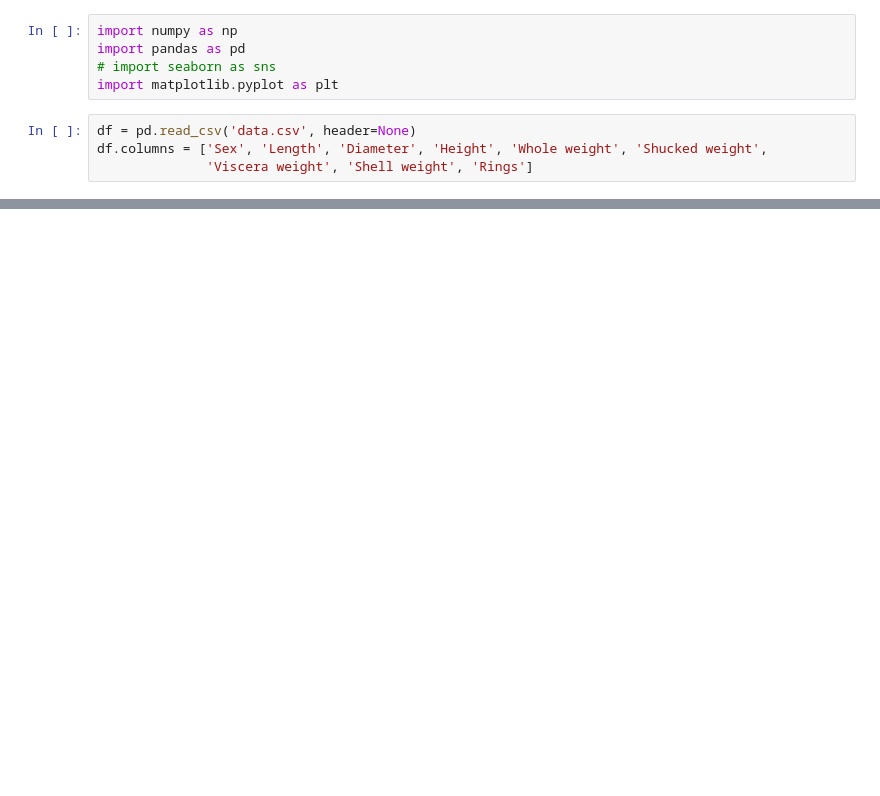
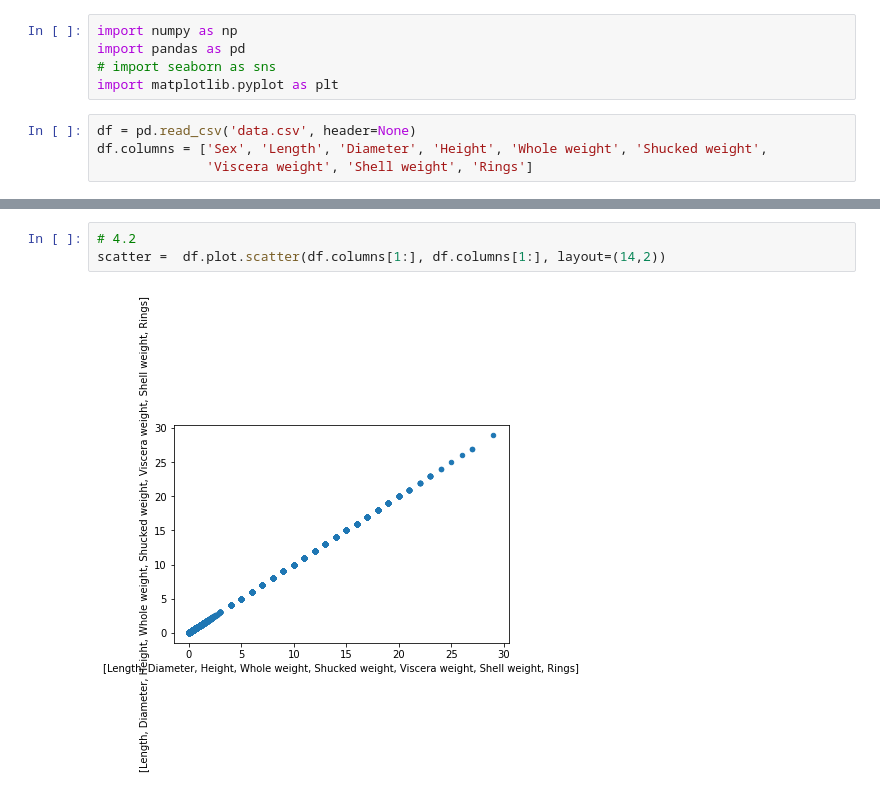
Before and after one commit to WojciechSova/pythonProject, a Jupyter notebook: Untitled.ipynb, the cells around one changed output, grey strips where cells are left out. Drawn from its saved outputs; the diff is of its cells as text; blank space fills up the shorter version.

```diff
--- a/Untitled.ipynb
+++ b/Untitled.ipynb
@@ -48,0 +70,5 @@ fig.tight_layout()
+# %%
+# 4.2
+scatter =  df.plot.scatter(df.columns[1:], df.columns[1:], layout=(14,2))
+# %% [output]
+[figure, added]
```
Also changed, not shown: parts of 7 cells of this notebook.
